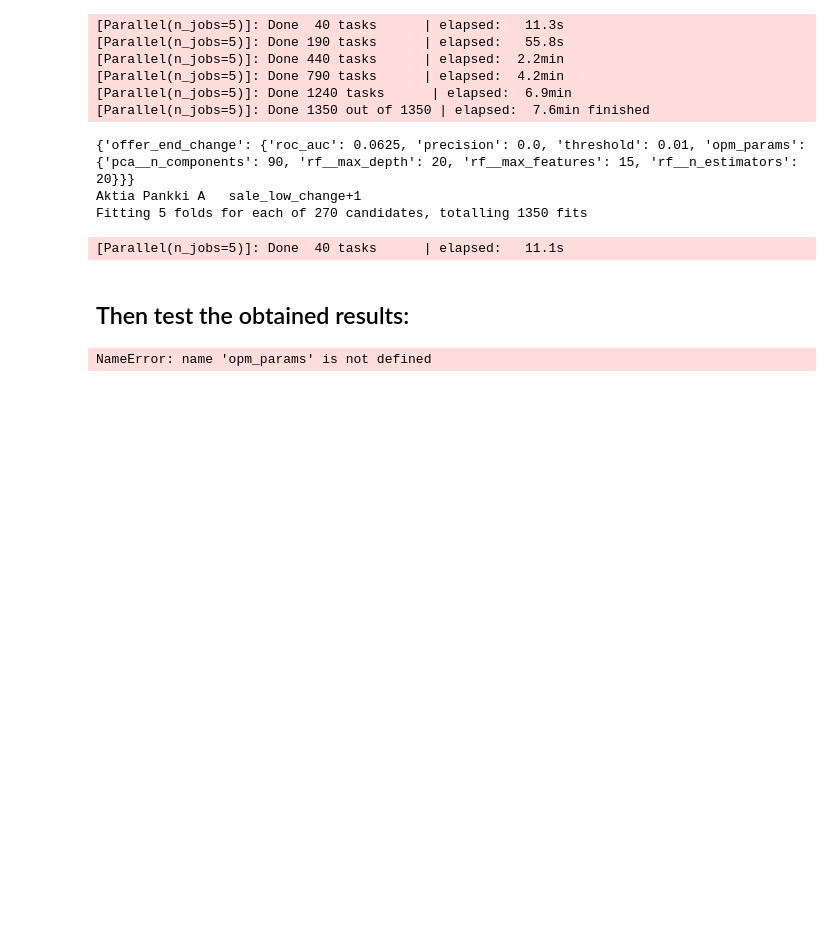
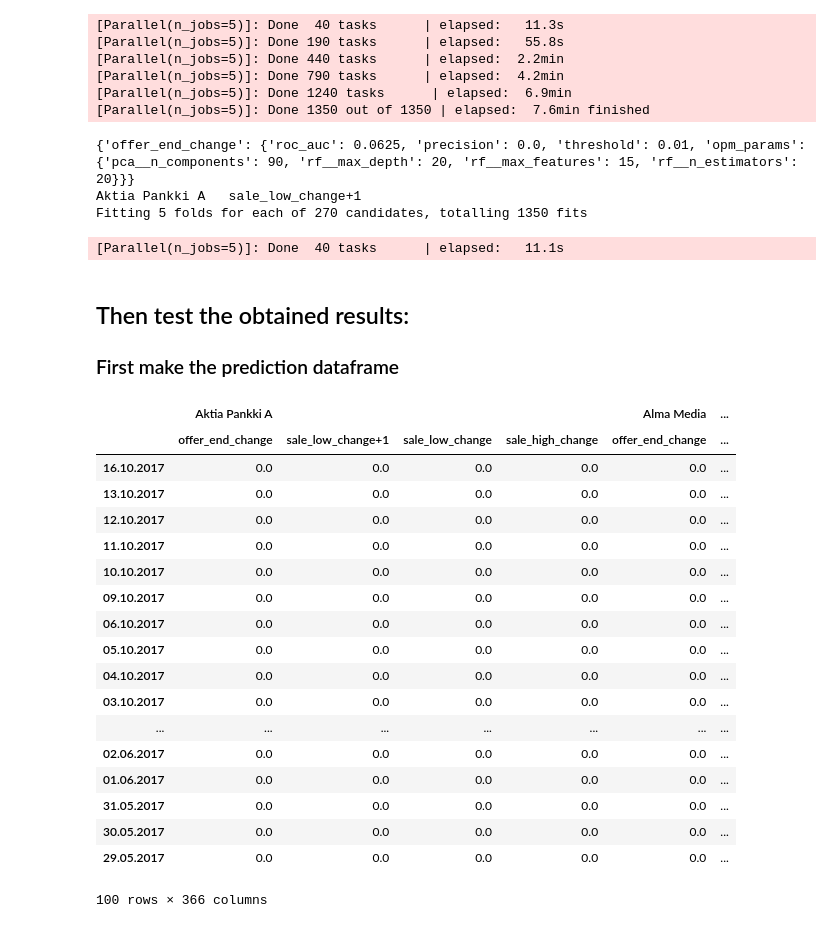
Before and after one commit to TopiKo/FinStk2, a Jupyter notebook: learn_stock.ipynb, the cells around one changed output. Drawn from its saved outputs; the diff is of its cells as text; code cells hidden in the pictures; blank space fills up the shorter version.

```diff
--- a/learn_stock.ipynb
+++ b/learn_stock.ipynb
@@ -261,36 +261,64 @@ Fitting 5 folds for each of 270 candidates, totalling 1350 fits
 [Parallel(n_jobs=5)]: Done  40 tasks      | elapsed:   11.1s
 # %% [markdown]
 ## Then test the obtained results:
+### First make the prediction dataframe
 # %%
 # optimal parameters:
 key = 'rf'
 #opm_params = np.load('opm_params_{}.npy'.format(key)).item()
 
 def get_predictions(ntest, comp, col):
-    X,_,_ = comp_dict[comp]
+
+    X, y, ysim = comp_dict[comp]
+    print(X)
     X = X[cols_keep]
 
-    y_bin = opm_params[comp][col][threshold] < y[col]
-
+    y_bin = opm_params[comp][col]['threshold'] < y[col]
     X_test, y_test = X[:ntest], y_bin[:ntest]
     X_train, y_train = X[ntest:], y_bin[ntest:]
 
     pipe, _ = get_pipe(key)
+    pipe.set_params(**opm_params[comp][col]['opm_params'])
     pipe.fit(X_train, y_train)
 
     return pipe.predict(X_test)
 
 def get_prediction_df(ntest):
     idx_tuples = [(comp, col) for comp in companies for col in y.columns]
-    index = pd.MultiIndex.from_tuples(idx_tuples, names=['', ''])
-    pred_df = pd.DataFrame(columns = index)
+    index = pd.MultiIndex.from_tuples(idx_tuples)
+
+
+    pred_df = pd.DataFrame(index = comp_dict['Alma Media'][0].index[:ntest], columns = index)
 
     for comp in companies:
+        ysim = comp_dict[comp][-1]
+
         for col in y.columns:
-            pred_df[(comp, col)] = get_predictions(ntest, comp, col)
+            pred_df[(comp, col)] = np.zeros(ntest) #get_predictions(ntest, comp, col)
 
+        pred_df[(comp, 'sales_low_000')] = ysim['sales_low_000']
+        pred_df[(comp, 'sales_high_{:03d}'.format(nfut-1))] = ysim['sales_high_{:03d}'.format(nfut-1)]
+    pred_df.index = comp_dict[comp][0].index.values[:ntest]
     return pred_df
 
-get_prediction_df(100)
+get_prediction_df(100) #['Aktia Pankki A']
 # %% [output]
+|  | Aktia Pankki A |  |  |  | Alma Media | ... |
+|  | offer_end_change | sale_low_change+1 | sale_low_change | sale_high_change | offer_end_change | ... |
+| 16.10.2017 | 0.0 | 0.0 | 0.0 | 0.0 | 0.0 | ... |
+| 13.10.2017 | 0.0 | 0.0 | 0.0 | 0.0 | 0.0 | ... |
+| 12.10.2017 | 0.0 | 0.0 | 0.0 | 0.0 | 0.0 | ... |
+| 11.10.2017 | 0.0 | 0.0 | 0.0 | 0.0 | 0.0 | ... |
+| 10.10.2017 | 0.0 | 0.0 | 0.0 | 0.0 | 0.0 | ... |
+| 09.10.2017 | 0.0 | 0.0 | 0.0 | 0.0 | 0.0 | ... |
+| 06.10.2017 | 0.0 | 0.0 | 0.0 | 0.0 | 0.0 | ... |
+| 05.10.2017 | 0.0 | 0.0 | 0.0 | 0.0 | 0.0 | ... |
+| 04.10.2017 | 0.0 | 0.0 | 0.0 | 0.0 | 0.0 | ... |
+| 03.10.2017 | 0.0 | 0.0 | 0.0 | 0.0 | 0.0 | ... |
+| ... | ... | ... | ... | ... | ... | ... |
+| 02.06.2017 | 0.0 | 0.0 | 0.0 | 0.0 | 0.0 | ... |
+| 01.06.2017 | 0.0 | 0.0 | 0.0 | 0.0 | 0.0 | ... |
+| 31.05.2017 | 0.0 | 0.0 | 0.0 | 0.0 | 0.0 | ... |
+| 30.05.2017 | 0.0 | 0.0 | 0.0 | 0.0 | 0.0 | ... |
+| 29.05.2017 | 0.0 | 0.0 | 0.0 | 0.0 | 0.0 | ... |
-NameError: name 'opm_params' is not defined
+100 rows × 366 columns
```
